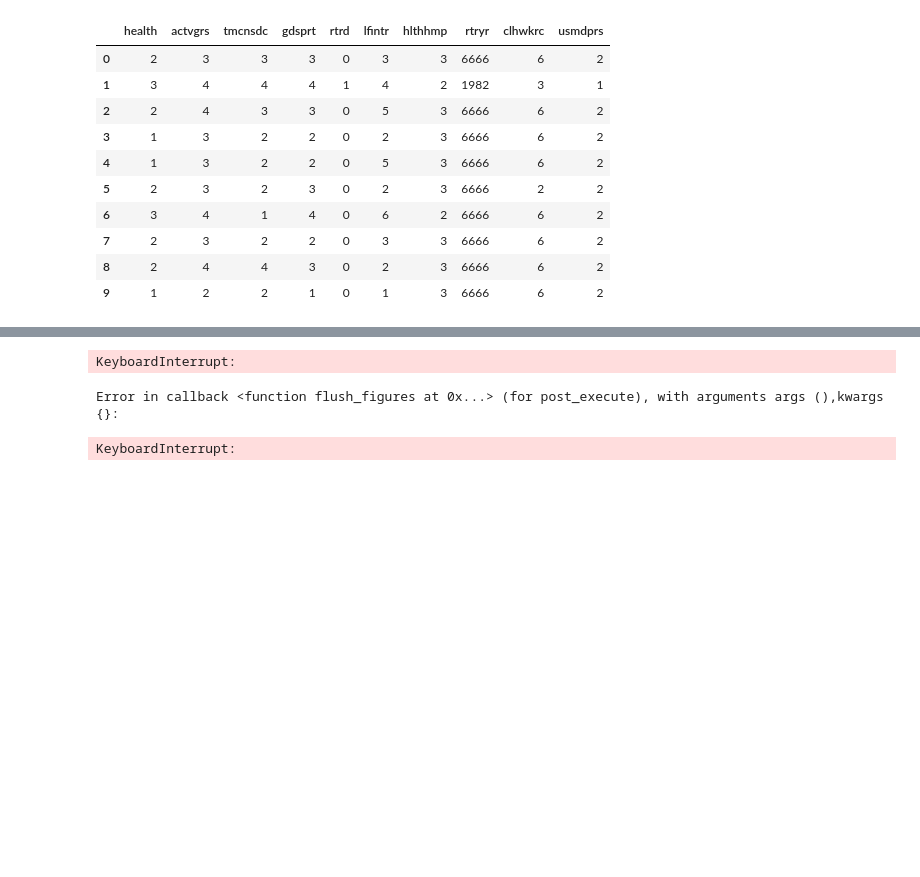
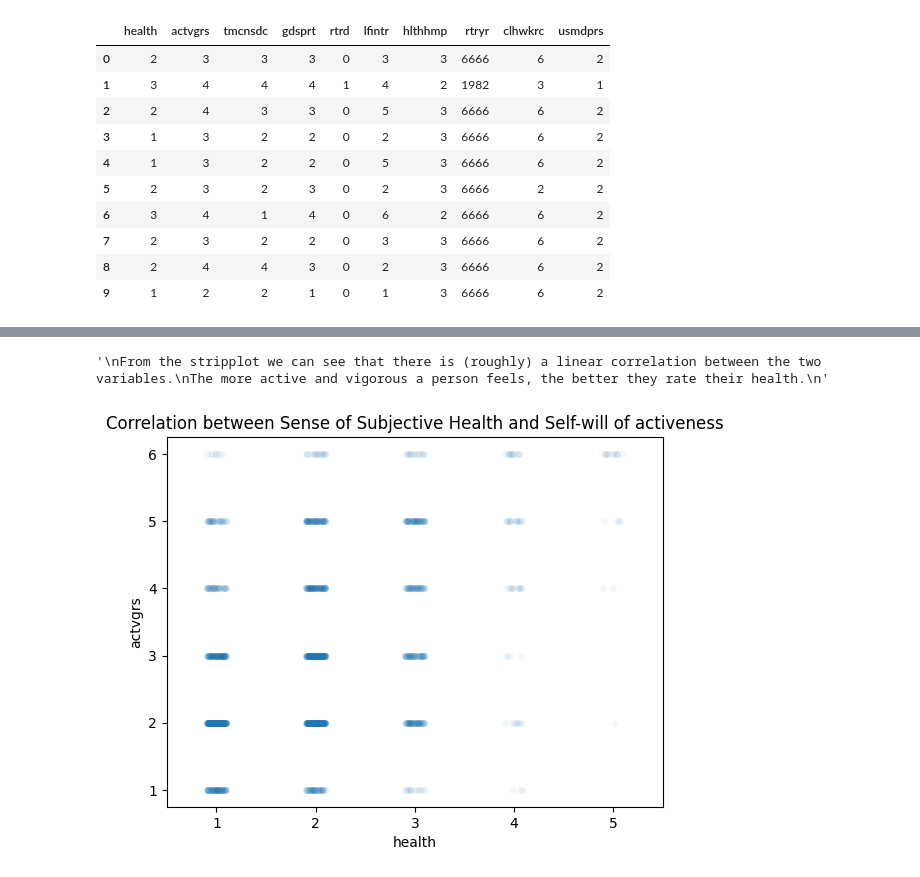
Before and after one commit to Kien-LeChi/python-data-analyics-year1, a Jupyter notebook: European Subjective General Health.ipynb, the cells around one changed output, grey strips where cells are left out. Drawn from its saved outputs; the diff is of its cells as text; code cells hidden in the pictures; blank space fills up the shorter version.

```diff
--- a/European Subjective General Health.ipynb
+++ b/European Subjective General Health.ipynb
@@ -218,16 +276,20 @@ KeyboardInterrupt:
 # %%
 
 '''
 This can also be visualized through a scatter plot with
 overlapping points spreaded in a sense that there are many
 points overlapping at the same location.
 '''
 
 # sns.scatterplot(x='health', y='actvgrs', data=clean_df, alpha=0.5, color='orange')
 # sns.stripplot(x='health', y='actvgrs', data=clean_df, alpha=0.5, color='orange', jitter=True)
-sns.swarmplot(x='health', y='actvgrs', data=clean_df, alpha=0.1, size=2.5)
+sns.stripplot(x='health', y='actvgrs', data=clean_df.iloc[:2000], alpha=0.05, size=5)
 plt.title("Correlation between Sense of Subjective Health and Self-will of activeness")
+
+'''
+From the stripplot we can see that there is (roughly) a linear correlation between the two variables.
+The more active and vigorous a person feels, the better they rate their health.
+'''
 # %% [output]
-KeyboardInterrupt:
+'\nFrom the stripplot we can see that there is (roughly) a linear correlation between the two variables.\nThe more active and vigorous a person feels, the better they rate their health.\n'
-Error in callback <function flush_figures at 0x...> (for post_execute), with arguments args (),kwargs {}:
-KeyboardInterrupt:
+[figure, added]
```
Also changed, not shown: parts of 8 cells of this notebook.
